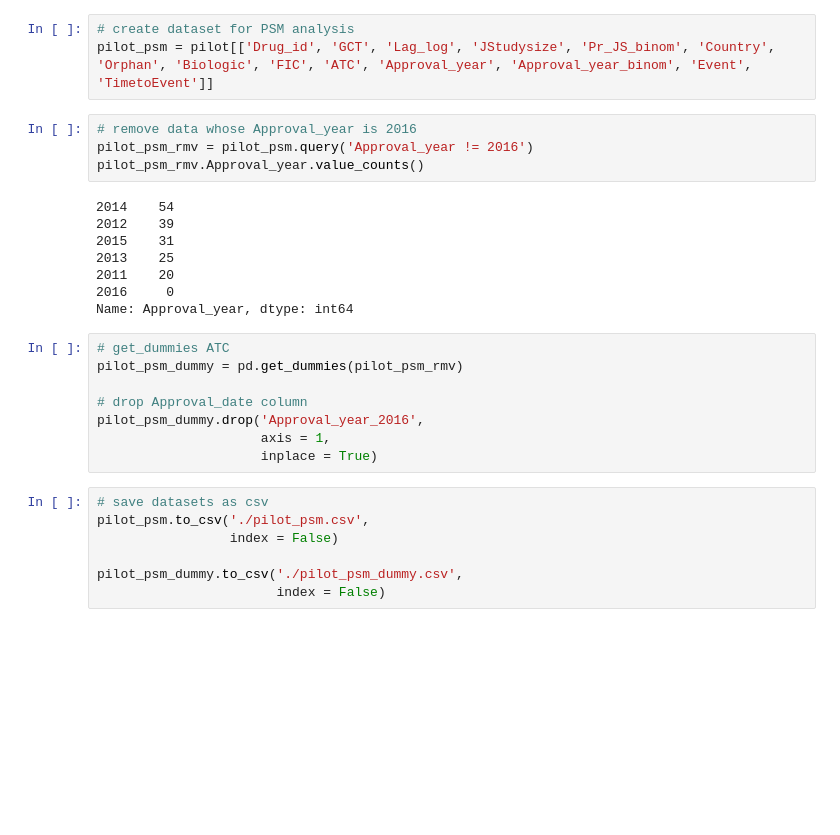
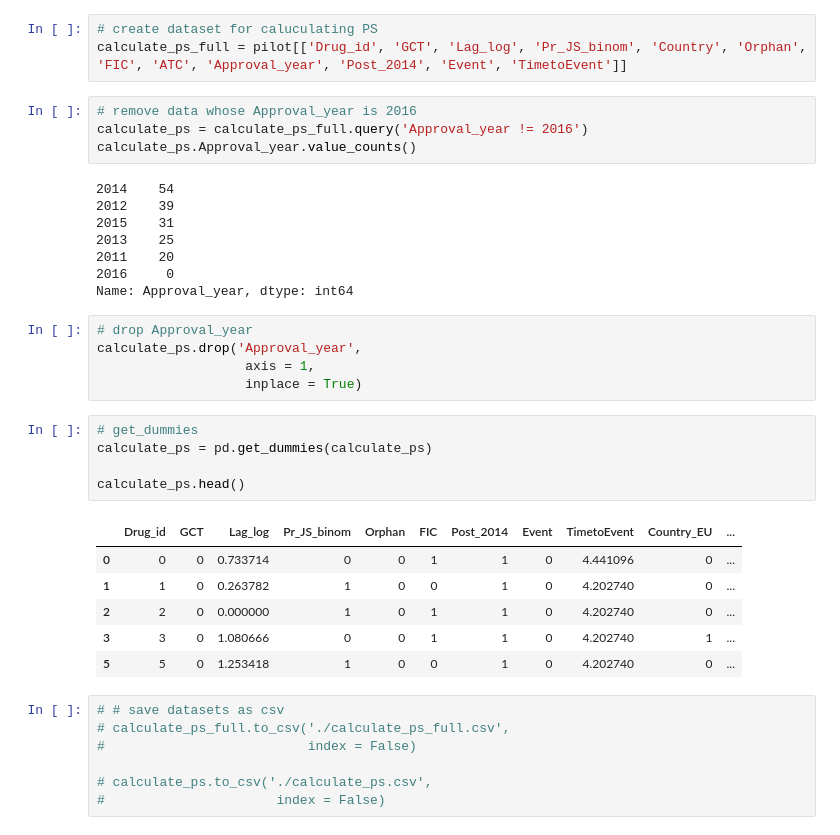
Before and after one commit to Chocolat0517K/Pharmaceutical_Data_Analysis, a Jupyter notebook: pilot_study.ipynb, the cells around one changed output. Saved outputs shown, nothing was run; the diff lists cells and outputs as text; blank space fills up the shorter version.

```diff
--- a/pilot_study.ipynb
+++ b/pilot_study.ipynb
@@ -458,10 +482,10 @@ Based on EDA, the probability that the development strategy (i.e. GCT/Others) is
 # %%
-# create dataset for PSM analysis
-pilot_psm = pilot[['Drug_id', 'GCT', 'Lag_log', 'JStudysize', 'Pr_JS_binom', 'Country', 'Orphan', 'Biologic', 'FIC', 'ATC', 'Approval_year', 'Approval_year_binom', 'Event', 'TimetoEvent']]
+# create dataset for caluculating PS
+calculate_ps_full = pilot[['Drug_id', 'GCT', 'Lag_log', 'Pr_JS_binom', 'Country', 'Orphan', 'FIC', 'ATC', 'Approval_year', 'Post_2014', 'Event', 'TimetoEvent']]
 # %%
 # remove data whose Approval_year is 2016
-pilot_psm_rmv = pilot_psm.query('Approval_year != 2016')
-pilot_psm_rmv.Approval_year.value_counts()
+calculate_ps = calculate_ps_full.query('Approval_year != 2016')
+calculate_ps.Approval_year.value_counts()
 # %% [output]
 2014    54
 2012    39
@@ -471,17 +495,26 @@ pilot_psm_rmv.Approval_year.value_counts()
 2016     0
 Name: Approval_year, dtype: int64
 # %%
-# get_dummies ATC
-pilot_psm_dummy = pd.get_dummies(pilot_psm_rmv)
-
-# drop Approval_date column
-pilot_psm_dummy.drop('Approval_year_2016',
-                     axis = 1,
-                     inplace = True)
+# drop Approval_year
+calculate_ps.drop('Approval_year',
+                   axis = 1,
+                   inplace = True)
+# %%
+# get_dummies
+calculate_ps = pd.get_dummies(calculate_ps)
+
+calculate_ps.head()
+# %% [output]
+|  | Drug_id | GCT | Lag_log | Pr_JS_binom | Orphan | FIC | Post_2014 | Event | TimetoEvent | Country_EU | ... |
+| 0 | 0 | 0 | 0.733714 | 0 | 0 | 1 | 1 | 0 | 4.441096 | 0 | ... |
+| 1 | 1 | 0 | 0.263782 | 1 | 0 | 0 | 1 | 0 | 4.202740 | 0 | ... |
+| 2 | 2 | 0 | 0.000000 | 1 | 0 | 1 | 1 | 0 | 4.202740 | 0 | ... |
+| 3 | 3 | 0 | 1.080666 | 0 | 0 | 1 | 1 | 0 | 4.202740 | 1 | ... |
+| 5 | 5 | 0 | 1.253418 | 1 | 0 | 0 | 1 | 0 | 4.202740 | 0 | ... |
 # %%
-# save datasets as csv
-pilot_psm.to_csv('./pilot_psm.csv',
-                 index = False)
+# # save datasets as csv
+# calculate_ps_full.to_csv('./calculate_ps_full.csv',
+#                          index = False)
 
-pilot_psm_dummy.to_csv('./pilot_psm_dummy.csv',
-                       index = False)
+# calculate_ps.to_csv('./calculate_ps.csv',
+#                      index = False)
```
Also changed, not shown: parts of 7 cells of this notebook.
